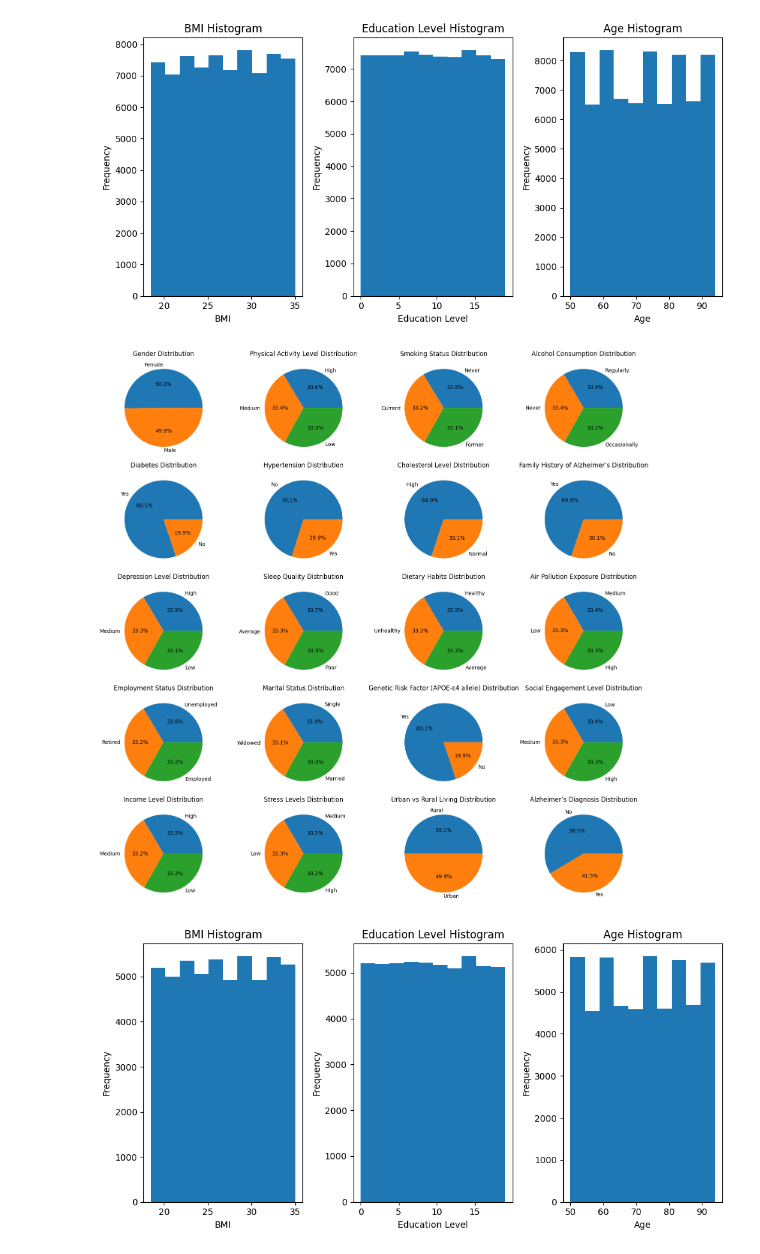
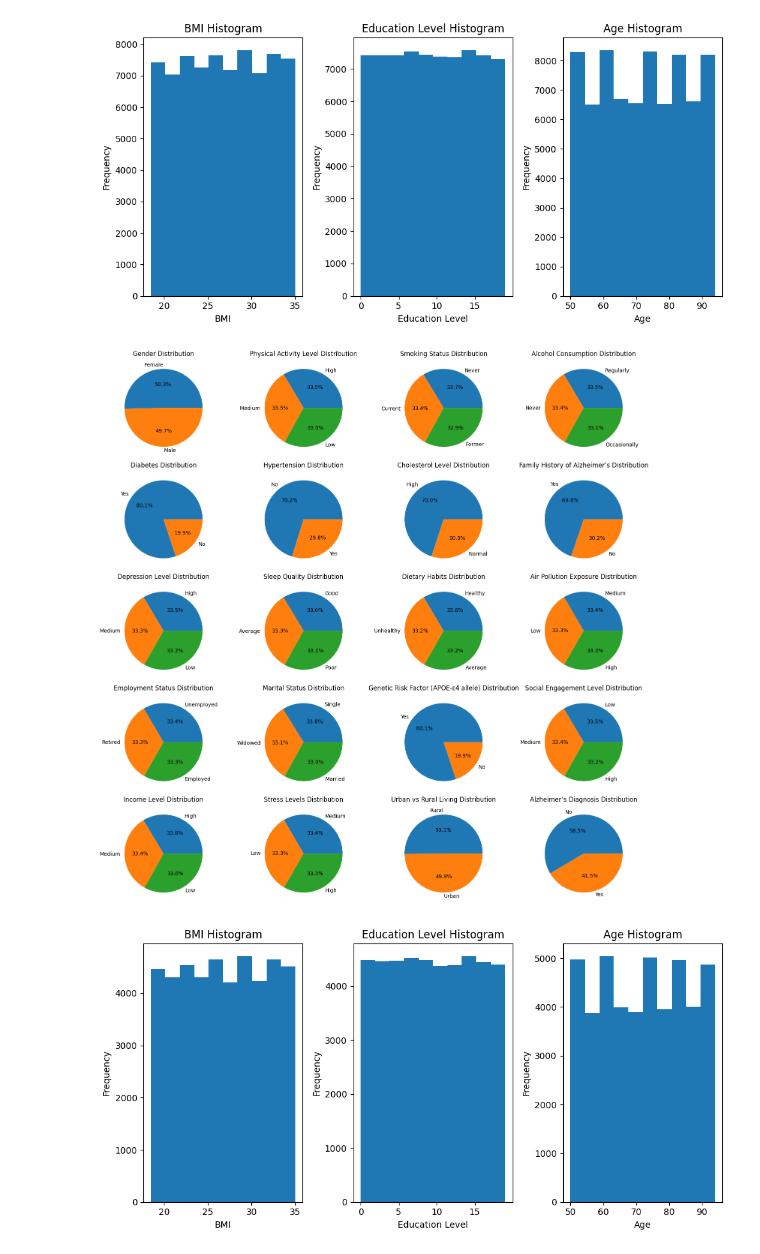
Before and after one commit to jeremlee/alzheimers-classification-model, a Jupyter notebook: main.ipynb, the cells around one changed output. Cells and saved outputs as stored; diff of their text form; code cells hidden in the pictures.

Commit message:
changed test-train split percentage

```diff
--- a/main.ipynb
+++ b/main.ipynb
@@ -96,7 +96,7 @@ dataset = dataset.sample(frac=1, random_state=42).reset_index(drop=True)
 
 X = dataset.drop(columns=['Alzheimer’s Diagnosis'])
 y = dataset['Alzheimer’s Diagnosis']
-split_percentage = 0.7
+split_percentage = 0.6
 rows = len(dataset)
 split_index = int(rows * split_percentage)
 X_train = X[:split_index]
@@ -118,34 +118,34 @@ for i, (column, mapping) in enumerate(mappings.items()):
     axes[row, col].pie(
         X_train[column].value_counts(),
         labels=[reverse_mappings[column][val] for val in X_train[column].unique()],
         autopct='%1.1f%%'
     )
     axes[row, col].set_title(f'{column} Distribution')
 
 plt.tight_layout()
 plt.show()
 
 fig, axes = plt.subplots(1,3,figsize=(10,5))
 axes[0].hist(X_train['BMI'])
 axes[0].set_xlabel('BMI')
 axes[0].set_ylabel('Frequency')
 axes[0].set_title('BMI Histogram')
 
 axes[1].hist(X_train['Education Level'])
 axes[1].set_xlabel('Education Level')
 axes[1].set_ylabel('Frequency')
 axes[1].set_title('Education Level Histogram')
 
 axes[2].hist(X_train['Age'])
 axes[2].set_xlabel('Age')
 axes[2].set_ylabel('Frequency')
 axes[2].set_title('Age Histogram')
 
 plt.tight_layout()
 plt.show()
 # %% [output]
 [figure]
-[figure, old version]
+[figure, new version]
 # %%
 model = Sequential()
 model.add(Input(shape=(23,)))
```
Also changed, not shown: parts of 2 cells of this notebook.
